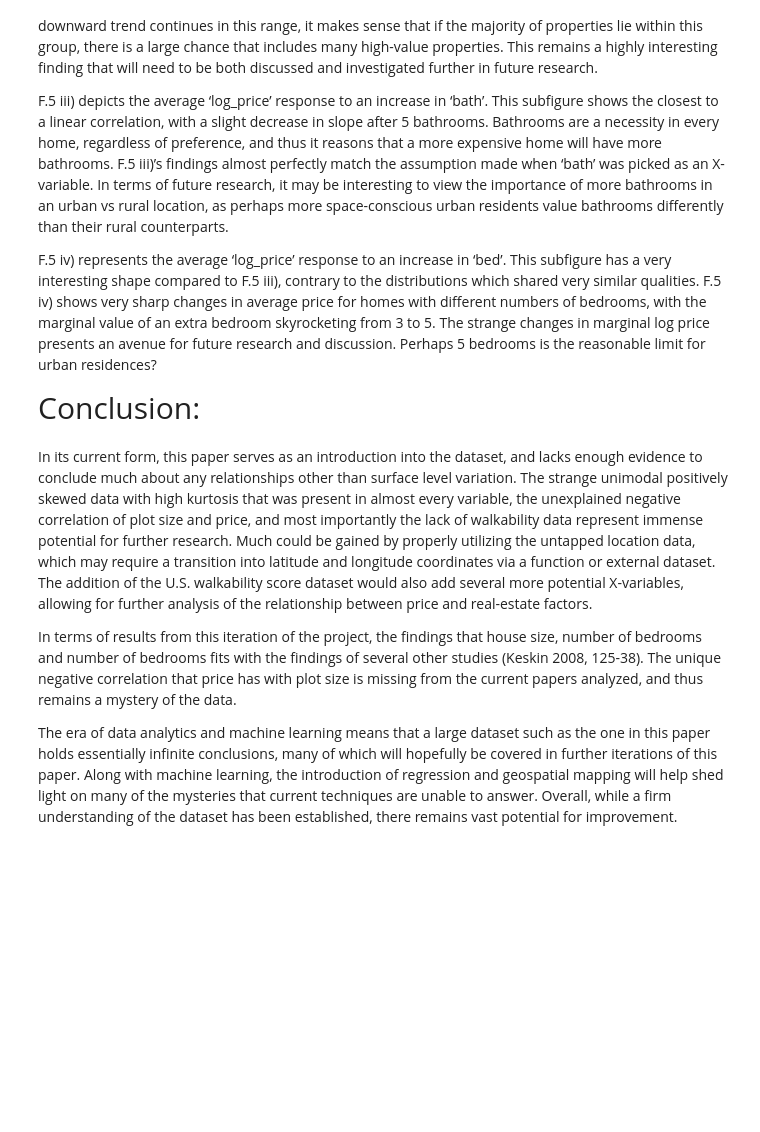
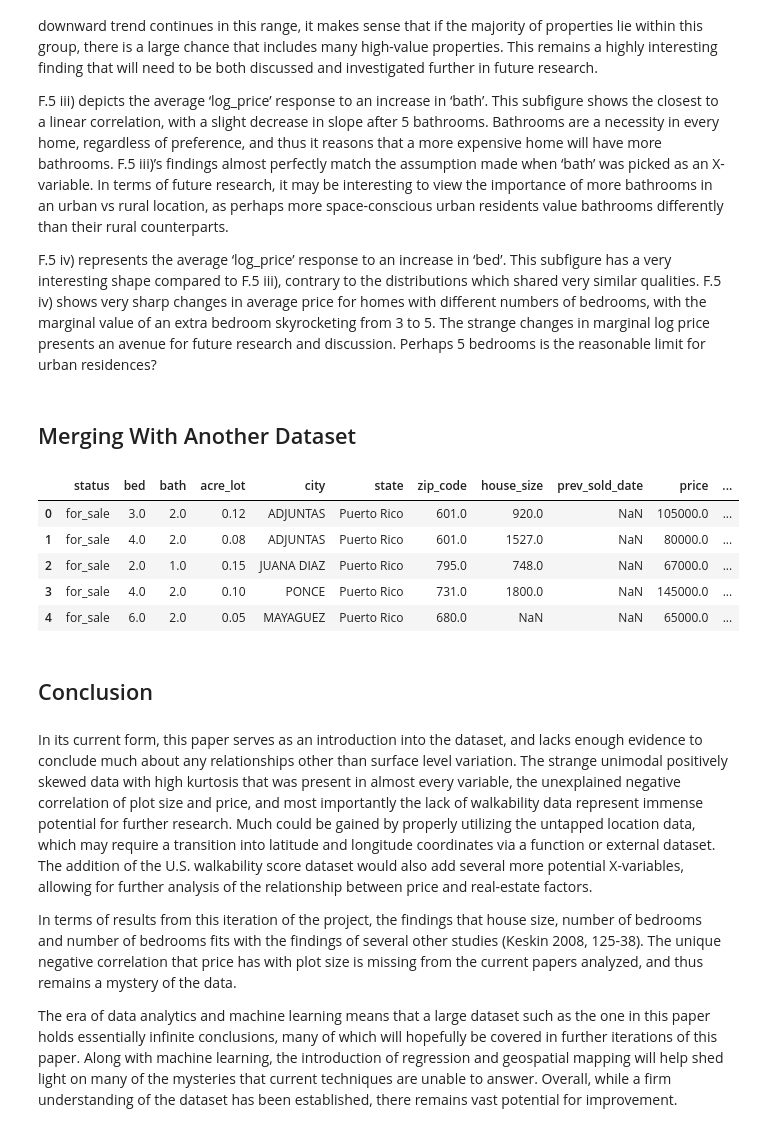
Before and after one commit to ECO225-W2024/project-one-code-S-O-Ahn, a Jupyter notebook: Project 1.ipynb, the cells around one changed output. Saved outputs shown, nothing was run; the diff lists cells and outputs as text; code cells hidden in the pictures; blank space fills up the shorter version.

Commit message:
merged dataset

```diff
--- a/Project 1.ipynb
+++ b/Project 1.ipynb
@@ -292,8 +292,52 @@ F.5 ii) shows the average ‘log_price’ response to each 0.5 acre jump in ‘a
 F.5 iii) depicts the average ‘log_price’ response to an increase in ‘bath’. This subfigure shows the closest to a linear correlation, with a slight decrease in slope after 5 bathrooms. Bathrooms are a necessity in every home, regardless of preference, and thus it reasons that a more expensive home will have more bathrooms. F.5 iii)’s findings almost perfectly match the assumption made when ‘bath’ was picked as an X-variable. In terms of future research, it may be interesting to view the importance of more bathrooms in an urban vs rural location, as perhaps more space-conscious urban residents value bathrooms differently than their rural counterparts.
 
 F.5 iv) represents the average ‘log_price’ response to an increase in ‘bed’. This subfigure has a very interesting shape compared to F.5 iii), contrary to the distributions which shared very similar qualities. F.5 iv) shows very sharp changes in average price for homes with different numbers of bedrooms, with the marginal value of an extra bedroom skyrocketing from 3 to 5. The strange changes in marginal log price presents an avenue for future research and discussion. Perhaps 5 bedrooms is the reasonable limit for urban residences?
+# %% [markdown]
+## Merging With Another Dataset
+# %%
+#importing walkability dataset
+walkability = pd.read_csv("EPA_SmartLocationDatabase_V3_Jan_2021_Final.csv")
+df_walkability = walkability.copy()
+
+#importing dataset that allows conversion of zipcode and city to census tract
+converter = pd.read_csv("ZIP_TRACT_122023.csv")
+df_converter = converter.copy()
+
+
+#adjusting city names for merging
+df['city'] = df['city'].str.upper()
+
+# Renaming columns in df_converter to match those in df for a consistent merge
+df_converter.rename(columns={'USPS_ZIP_PREF_CITY': 'city', 'ZIP': 'zip_code'}, inplace=True)
+
+# Merging the DataFrames on 'city' and 'zip_code'
+merged_df = pd.merge(df, df_converter[['city', 'zip_code', 'TRACT']], on=['city', 'zip_code'], how='left')
+
+# Assuming you want the result in the original df, you can copy the TRACT column from merged_df to df
+df['TRACT'] = merged_df['TRACT'].astype('Int64').astype(str)
+
+df_walkability['STATEFP'] = df_walkability['STATEFP'].astype(str).str.zfill(2)
+df_walkability['COUNTYFP'] = df_walkability['COUNTYFP'].astype(str).str.zfill(3)
+df_walkability['TRACTCE'] = df_walkability['TRACTCE'].astype(str).str.zfill(6)
+
+#creating a FIPS code for the census tracts in walkability dataset
+df_walkability['TRACT'] = df_walkability['STATEFP'] + df_walkability['COUNTYFP'] + df_walkability['TRACTCE']
+
+# Merging the new df with the walkability score
+merged_df_2 = pd.merge(df, df_walkability[['TRACT','NatWalkInd']], on=['TRACT'], how='left')
+
+df['walk'] = merged_df_2['NatWalkInd']
+
+df.head()
+# %% [output]
+|  | status | bed | bath | acre_lot | city | state | zip_code | house_size | prev_sold_date | price | ... |
+| 0 | for_sale | 3.0 | 2.0 | 0.12 | ADJUNTAS | Puerto Rico | 601.0 | 920.0 | NaN | 105000.0 | ... |
+| 1 | for_sale | 4.0 | 2.0 | 0.08 | ADJUNTAS | Puerto Rico | 601.0 | 1527.0 | NaN | 80000.0 | ... |
+| 2 | for_sale | 2.0 | 1.0 | 0.15 | JUANA DIAZ | Puerto Rico | 795.0 | 748.0 | NaN | 67000.0 | ... |
+| 3 | for_sale | 4.0 | 2.0 | 0.10 | PONCE | Puerto Rico | 731.0 | 1800.0 | NaN | 145000.0 | ... |
+| 4 | for_sale | 6.0 | 2.0 | 0.05 | MAYAGUEZ | Puerto Rico | 680.0 | NaN | NaN | 65000.0 | ... |
 # %% [markdown]
-<span style="font-size: 30px;">Conclusion:</span>
+## Conclusion
 # %% [markdown]
 In its current form, this paper serves as an introduction into the dataset, and lacks enough evidence to conclude much about any relationships other than surface level variation. The strange unimodal positively skewed data with high kurtosis that was present in almost every variable, the unexplained negative correlation of plot size and price, and most importantly the lack of walkability data represent immense potential for further research. Much could be gained by properly utilizing the untapped location data, which may require a transition into latitude and longitude coordinates via a function or external dataset. The addition of the U.S. walkability score dataset would also add several more potential X-variables, allowing for further analysis of the relationship between price and real-estate factors.
 
```
Also changed, not shown: parts of 1 cell of this notebook, 1 other file.
